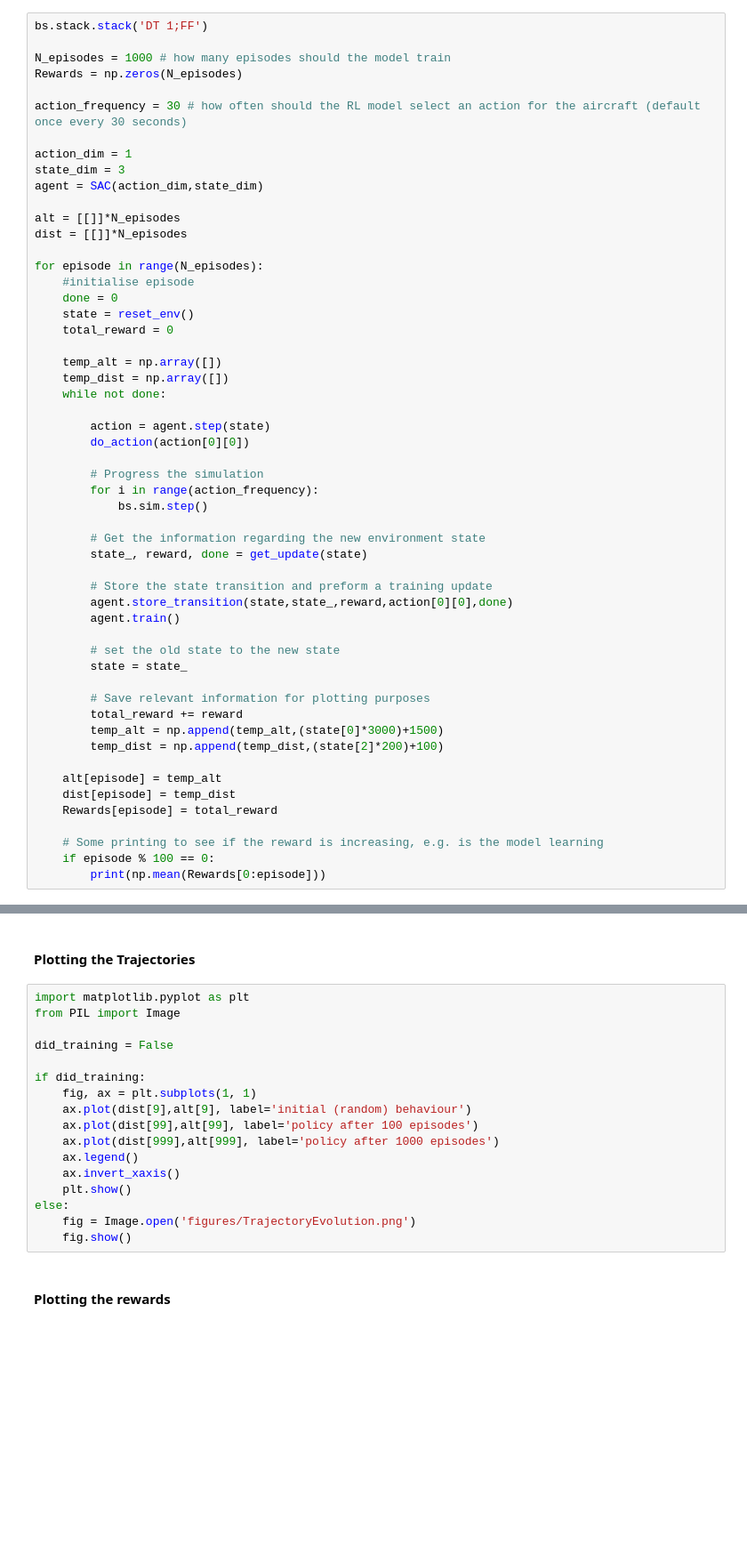
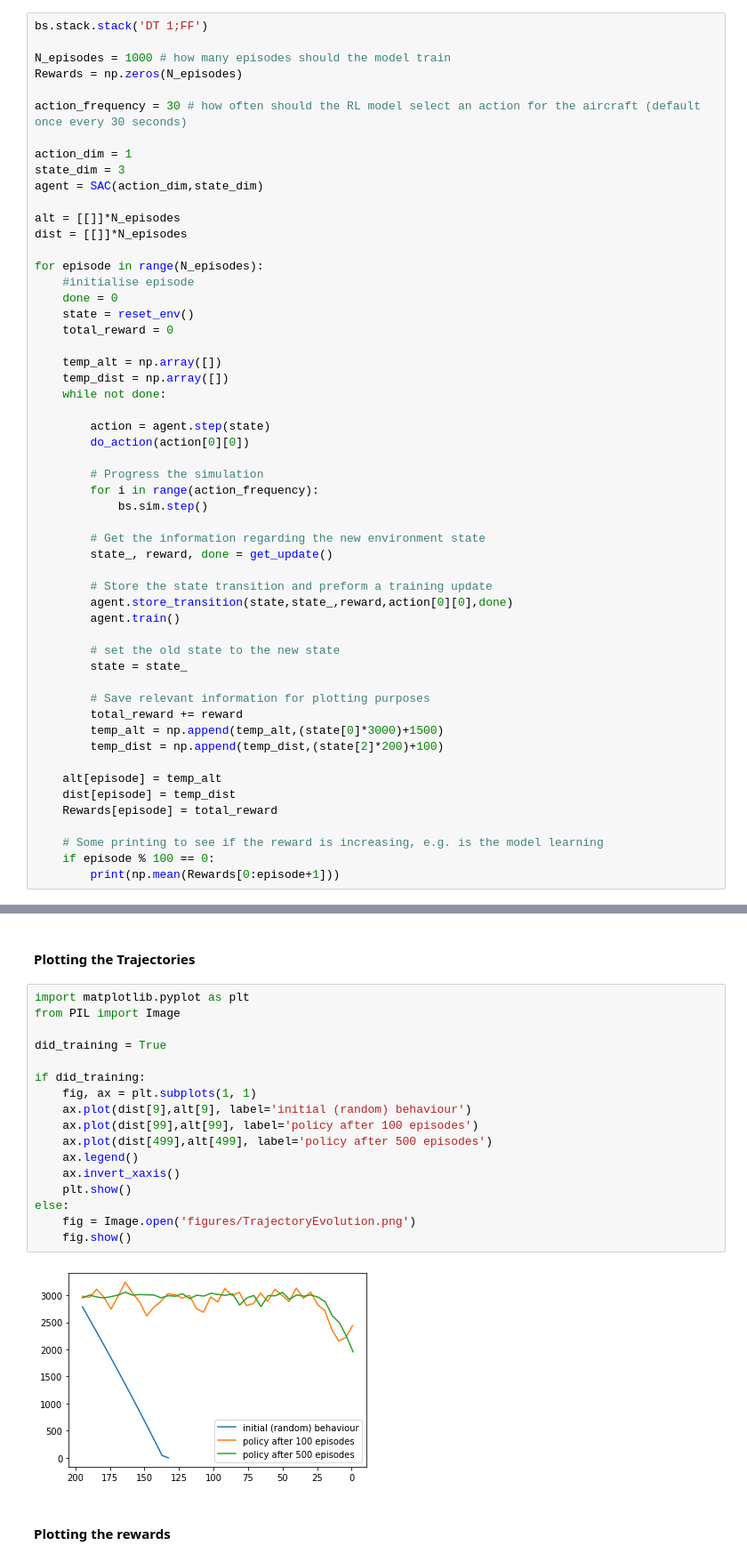
Before and after one commit to jangroter/BSRLNotebook, a Jupyter notebook: ExampleNotebook.ipynb, the cells around one changed output, grey strips where cells are left out. Shown at 89% size. Cells and saved outputs as stored; diff of their text form; blank space fills up the shorter version.

```diff
--- a/ExampleNotebook.ipynb
+++ b/ExampleNotebook.ipynb
@@ -237,7 +236,7 @@ for episode in range(N_episodes):
             bs.sim.step()
 
         # Get the information regarding the new environment state
-        state_, reward, done = get_update(state)
+        state_, reward, done = get_update()
 
         # Store the state transition and preform a training update
         agent.store_transition(state,state_,reward,action[0][0],done)
@@ -257,7 +256,7 @@ for episode in range(N_episodes):
 
     # Some printing to see if the reward is increasing, e.g. is the model learning
     if episode % 100 == 0:
-        print(np.mean(Rewards[0:episode]))
+        print(np.mean(Rewards[0:episode+1]))
 # %% [output]
 DEVICE USED <torch.cuda.device object at 0x...> Quadro P2000
 BlueSky console: Base dt set to 1.0
@@ -289,20 +274,22 @@ nan
 # %%
 import matplotlib.pyplot as plt
 from PIL import Image
 
-did_training = False
+did_training = True
 
 if did_training:
     fig, ax = plt.subplots(1, 1)
     ax.plot(dist[9],alt[9], label='initial (random) behaviour')
     ax.plot(dist[99],alt[99], label='policy after 100 episodes')
-    ax.plot(dist[999],alt[999], label='policy after 1000 episodes')
+    ax.plot(dist[499],alt[499], label='policy after 500 episodes')
     ax.legend()
     ax.invert_xaxis()
     plt.show()
 else:
     fig = Image.open('figures/TrajectoryEvolution.png')
     fig.show()
+# %% [output]
+[figure, added]
 # %% [markdown]
 #### Plotting the rewards
 # %%
```
Also changed, not shown: parts of 5 cells of this notebook.
